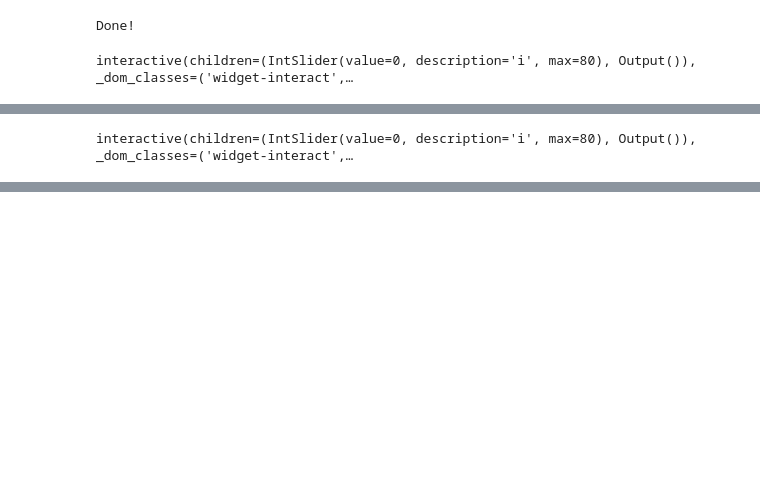
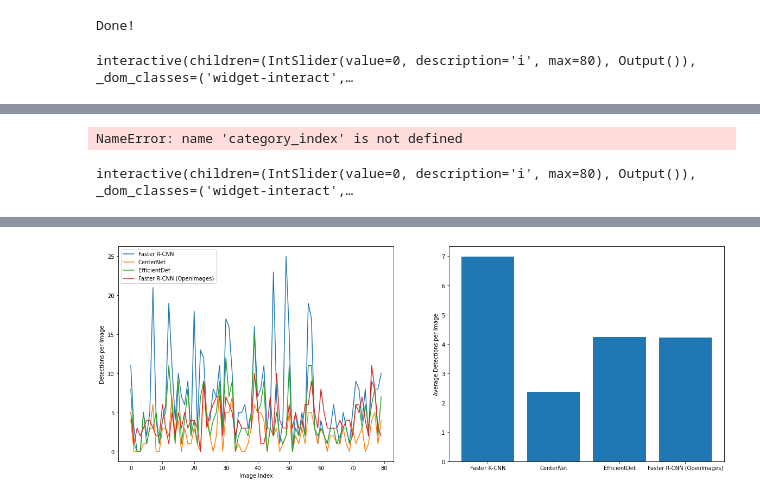
Before and after one commit to HerrSpeck/bachelorarbeit-object-detection, a Jupyter notebook: Object Detection TF 2.ipynb, the cells around one changed output, grey strips where cells are left out. Drawn from its saved outputs; the diff is of its cells as text; code cells hidden in the pictures; blank space fills up the shorter version.

Commit message:
Render statistics for detections and merge TF notebooks into one

```diff
--- a/Object Detection TF 2.ipynb
+++ b/Object Detection TF 2.ipynb
@@ -11,6 +11,7 @@ import matplotlib.image as mpimg
 import io
 import scipy.misc
 import numpy as np
+import pandas as pd
 
 import tensorflow as tf
 import tensorflow_hub as hub
@@ -32,3 +33,6 @@ from IPython.display import display
 import time
 
 tf.debugging.set_log_device_placement(True)
+tf.get_logger().setLevel('ERROR')
+
+DETECTIONS = {}
@@ -41,5 +96,6 @@ Num GPUs Available:  1
 ALL_MODELS = {
     'EfficientDet' : 'https://tfhub.dev/tensorflow/efficientdet/d7/1',
     'Faster R-CNN' : 'https://tfhub.dev/tensorflow/faster_rcnn/inception_resnet_v2_1024x1024/1',
+    'Faster R-CNN (OpenImages)' : 'https://tfhub.dev/google/faster_rcnn/openimages_v4/inception_resnet_v2/1',
     'CenterNet' : 'https://tfhub.dev/tensorflow/centernet/resnet101v1_fpn_512x512/1'
 }
@@ -59,12 +102,15 @@ category_index = label_map_util.create_category_index_from_labelmap(PATH_TO_LABE
 # %%
 # Select model
-model_display_name = 'Faster R-CNN'
+model_display_name = 'Faster R-CNN (OpenImages)'
 model_handle = ALL_MODELS[model_display_name]
 
 print('Selected model: '+ model_display_name)
 print('Model Handle at TensorFlow Hub: {}'.format(model_handle))
 
 # Load model
-hub_model = hub.load(model_handle)
+if USE_LEGACY:
+    hub_model = hub.load(model_handle).signatures['default']
+else:
+    hub_model = hub.load(model_handle)
 print('Model loaded!')
 # %% [output]
@@ -165,7 +191,11 @@ display(widgets.HBox([progress_inference, inference_label]))
 start_time = time.time()
 for image in IMAGES:
     # Run object detection and save results
-    detected = hub_model(image['image'])
+    if USE_LEGACY:
+        converted = tf.image.convert_image_dtype(image['image'], tf.float32)
+    else:
+        converted = image['image']
+    detected = hub_model(converted)
     image['detection'] = {key:value.numpy() for key,value in detected.items()}
 
     progress_inference.value += 1
@@ -378,7 +429,7 @@ for image in IMAGES_WITH_DETECTION:
     visualize_boxes_and_labels_on_image_array(
           image['image'][0],
           image['detection']['detection_boxes'][0],
-          (image['detection']['detection_classes'][0]).astype(int),
+          int(image['detection']['detection_class_labels']) if USE_LEGACY else int(image['detection']['detection_classes'][0]),
           image['detection']['detection_scores'][0],
           category_index,
           use_normalized_coordinates=True,
@@ -389,6 +440,8 @@ for image in IMAGES_WITH_DETECTION:
           font_size=font_size_for_width(width),
           agnostic_mode=False
     )
+# %% [output]
+NameError: name 'category_index' is not defined
 # %%
 # Display images with detection
 @widgets.interact(i=(0, len(IMAGES_WITH_DETECTION)))
@@ -417,0 +483,29 @@ for image in IMAGES_WITH_DETECTION:
+# %%
+# Run this for charts
+
+plt.figure(figsize=(20, 16))
+# Total detections per image
+plt.subplot(221)
+total_detections = {}
+for model, detections in DETECTIONS.items():
+    all_detections = [np.sum(list(x.values())) for x in detections]
+    total_detections[model] = np.sum(all_detections)
+    plt.plot(all_detections)
+plt.ylabel('Detections per Image')
+plt.xlabel('Image Index')
+plt.legend(list(total_detections.keys()), loc='upper left')
+
+# Average detections per image
+plt.subplot(222)
+plt.ylabel('Average Detections per Image')
+plt.bar([name for name in total_detections.keys()], [value / len(IMAGES) for value in total_detections.values()])
+
+# Total detections
+# plt.subplot(223)
+# plt.ylabel('Total Detections')
+# plt.bar([name for name in total_detections.keys()], [value for value in total_detections.values()])
+
+plt.savefig('outputs/statistics/statistics.svg', format='svg')
+plt.savefig('outputs/statistics/statistics.jpg', format='jpg')
+# %% [output]
+[figure, added]
```
Also changed, not shown: parts of 10 cells of this notebook, 2 other files.
